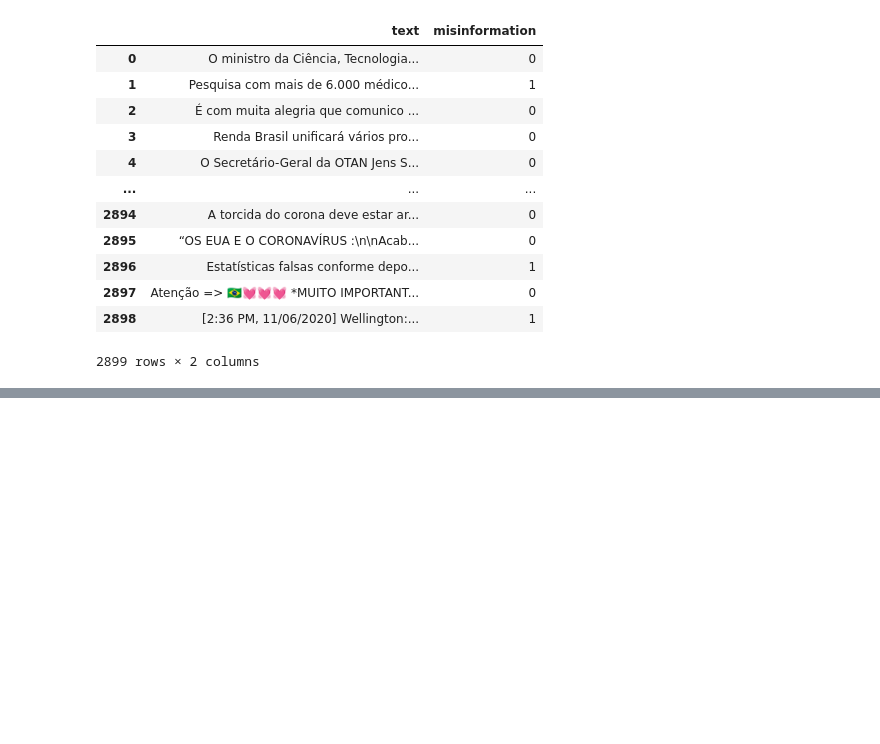
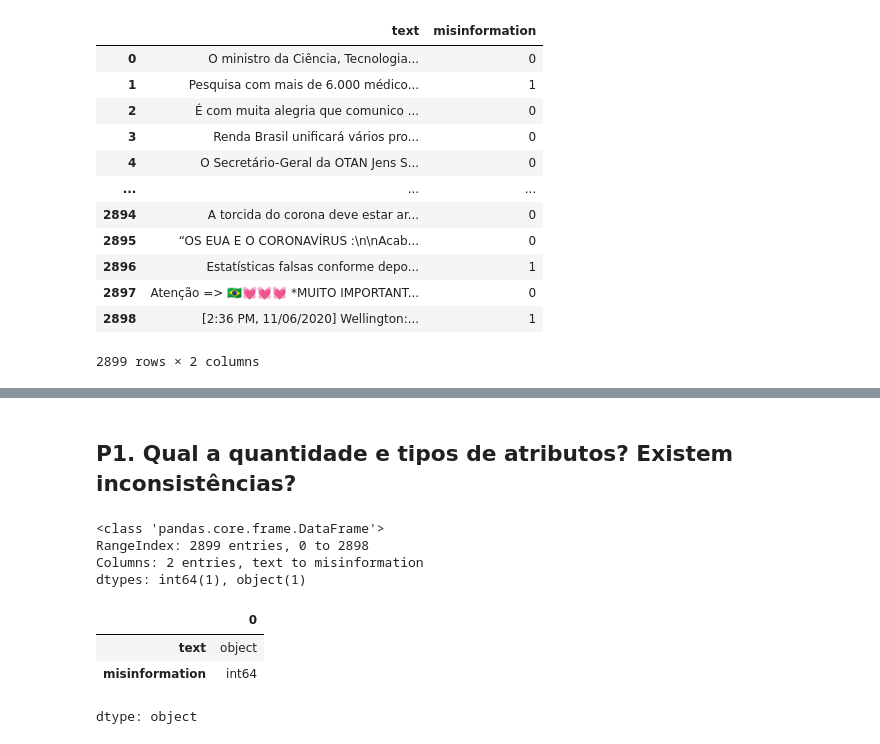
Before and after one commit to leonardoazzi/bert-misinfo-covid19, a Jupyter notebook: bertimbau-finetuning.ipynb, the cells around one changed output, grey strips where cells are left out. Saved outputs shown, nothing was run; the diff lists cells and outputs as text; code cells hidden in the pictures; blank space fills up the shorter version.

```diff
--- a/bertimbau-finetuning.ipynb
+++ b/bertimbau-finetuning.ipynb
@@ -73,0 +92,16 @@ dataset_df
+# %% [markdown]
+## P1. Qual a quantidade e tipos de atributos? Existem inconsistências?
+# %%
+dataset_df.info(verbose = False, memory_usage = False, show_counts = True) # mostra o tipo e a quantidade de itens não nulos de cada coluna
+# %% [output]
+<class 'pandas.core.frame.DataFrame'>
+RangeIndex: 2899 entries, 0 to 2898
+Columns: 2 entries, text to misinformation
+dtypes: int64(1), object(1)
+# %%
+dataset_df.dtypes
+# %% [output]
+|  | 0 |
+| text | object |
+| misinformation | int64 |
+dtype: object
```
Also changed, not shown: parts of 28 cells of this notebook.
